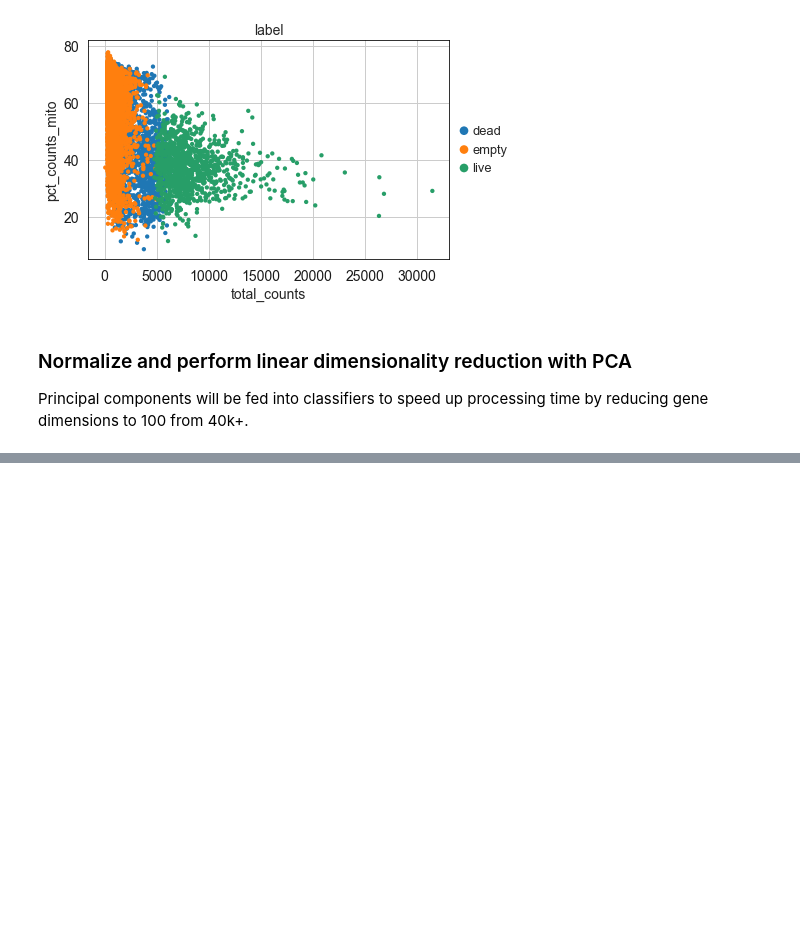
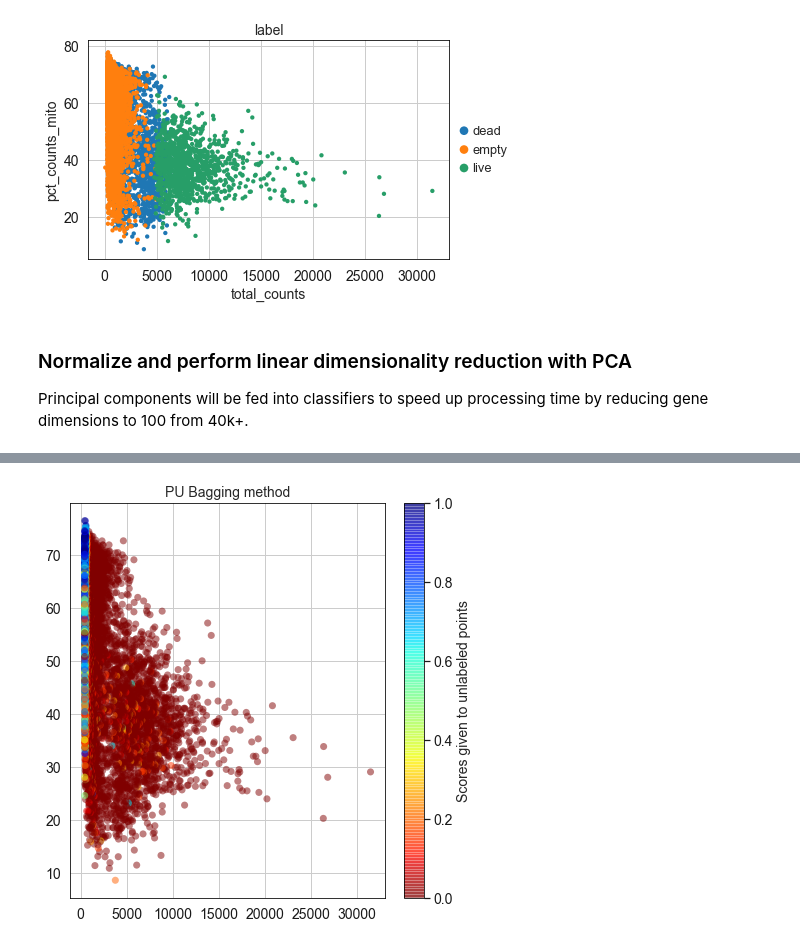
Before and after one commit to codyheiser/dropkick, a Jupyter notebook: QC_bagging.ipynb, the cells around one changed output, grey strips where cells are left out. Saved outputs shown, nothing was run; the diff lists cells and outputs as text; code cells hidden in the pictures; blank space fills up the shorter version.

```diff
--- a/QC_bagging.ipynb
+++ b/QC_bagging.ipynb
@@ -119,0 +118,13 @@ plt.show()
+# %%
+# visualize PU bagging results
+plt.rcParams['figure.figsize'] = 7,7
+plt.scatter(
+    s1.obs['total_counts'], s1.obs['pct_counts_mito'],
+    c = results_bagging_empty, linewidth = 0, s = 50, alpha = 0.5,
+    cmap = 'jet_r'
+)
+plt.colorbar(label='Scores given to unlabeled points')
+plt.title('PU Bagging method')
+plt.show()
+# %% [output]
+[figure, added]
```
Also changed, not shown: parts of 10 cells of this notebook, 3 other files.
